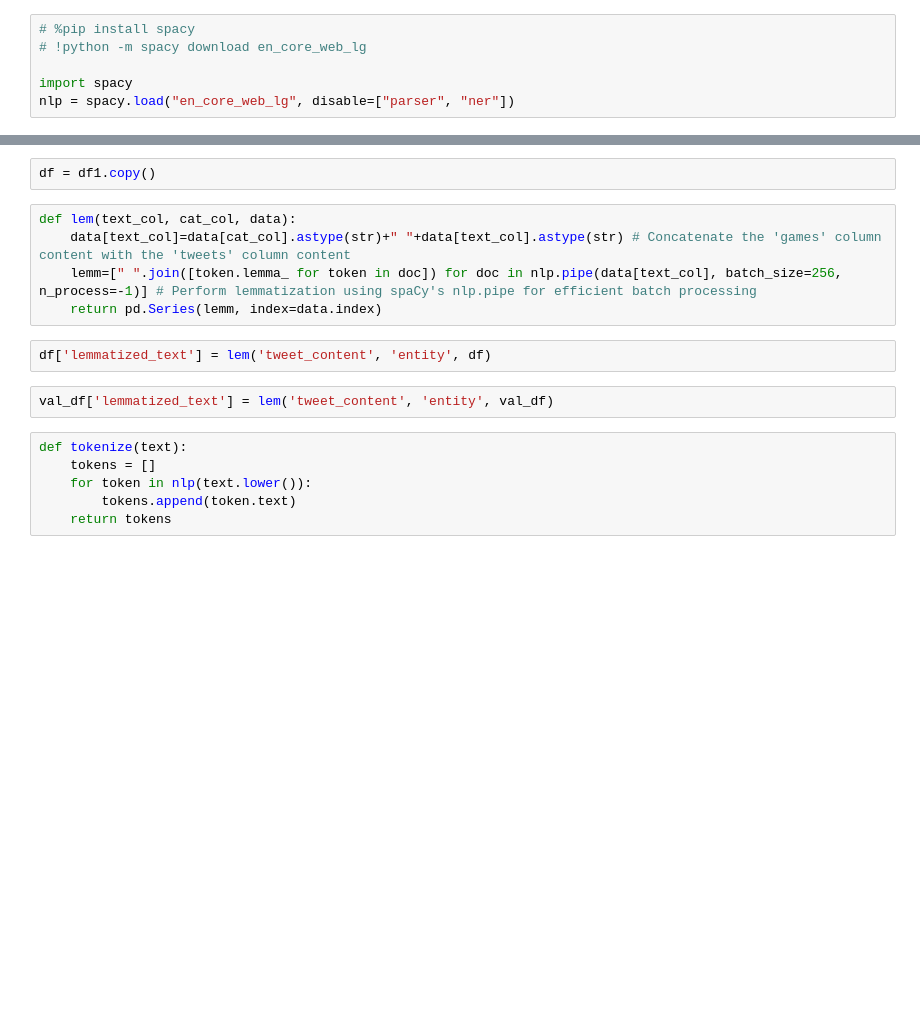
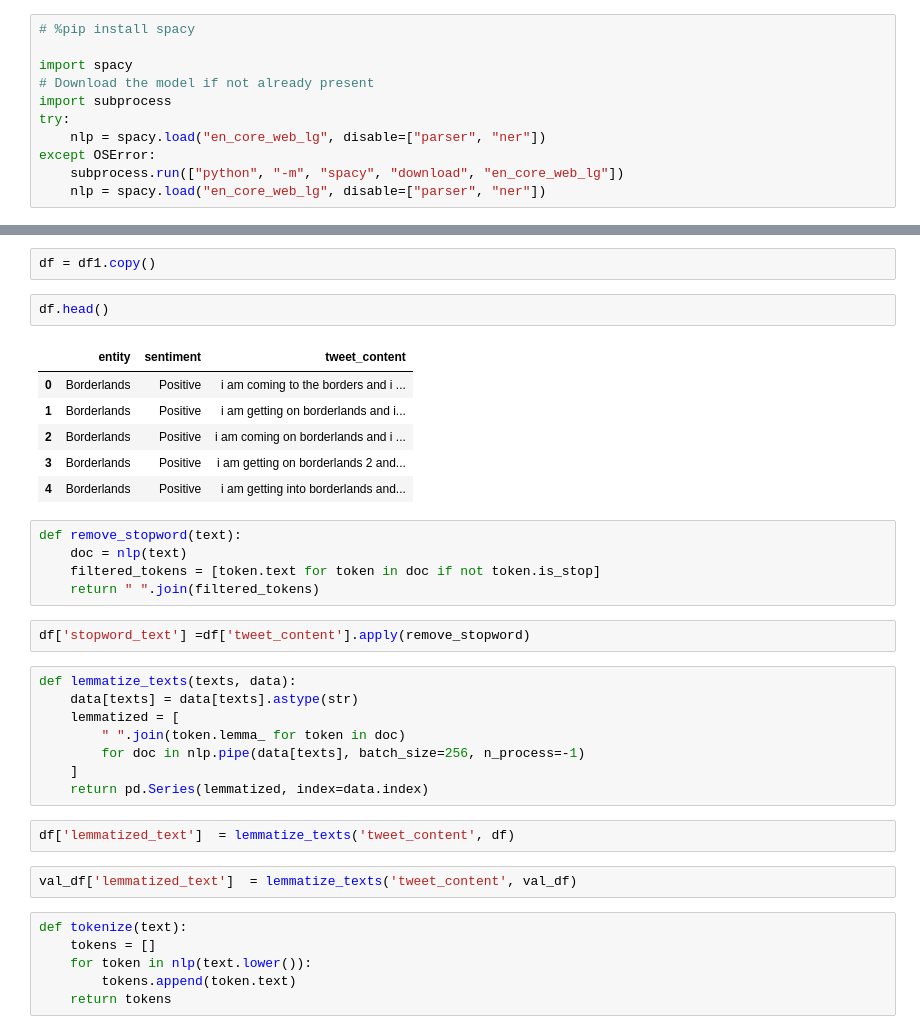
Before and after one commit to sourav664/twitter-sentiments-analysis, a Jupyter notebook: final_model.ipynb, the cells around one changed output, grey strips where cells are left out. Cells and saved outputs as stored; diff of their text form; blank space fills up the shorter version.

```diff
--- a/final_model.ipynb
+++ b/final_model.ipynb
@@ -22,10 +27,15 @@ print(df.duplicated().sum())
 df1 = df.copy()
 # %%
 # %pip install spacy
-# !python -m spacy download en_core_web_lg
 
 import spacy
-nlp = spacy.load("en_core_web_lg", disable=["parser", "ner"])
+# Download the model if not already present
+import subprocess
+try:
+	nlp = spacy.load("en_core_web_lg", disable=["parser", "ner"])
+except OSError:
+	subprocess.run(["python", "-m", "spacy", "download", "en_core_web_lg"])
+	nlp = spacy.load("en_core_web_lg", disable=["parser", "ner"])
 # %%
 df1['tweet_content'].sample(5).values
 # %% [output]
@@ -138,15 +118,34 @@ df1.reset_index(drop=True, inplace=True)
 val_df.drop(columns=['ID'], inplace=True)
 # %%
 df = df1.copy()
+# %%
+df.head()
+# %% [output]
+|  | entity | sentiment | tweet_content |
+| 0 | Borderlands | Positive | i am coming to the borders and i ... |
+| 1 | Borderlands | Positive | i am getting on borderlands and i... |
+| 2 | Borderlands | Positive | i am coming on borderlands and i ... |
+| 3 | Borderlands | Positive | i am getting on borderlands 2 and... |
+| 4 | Borderlands | Positive | i am getting into borderlands and... |
+# %%
+def remove_stopword(text):
+    doc = nlp(text)
+    filtered_tokens = [token.text for token in doc if not token.is_stop]
+    return " ".join(filtered_tokens)
+# %%
+df['stopword_text'] =df['tweet_content'].apply(remove_stopword)
 # %%
-def lem(text_col, cat_col, data):
-    data[text_col]=data[cat_col].astype(str)+" "+data[text_col].astype(str) # Concatenate the 'games' column content with the 'tweets' column content
-    lemm=[" ".join([token.lemma_ for token in doc]) for doc in nlp.pipe(data[text_col], batch_size=256, n_process=-1)] # Perform lemmatization using spaCy's nlp.pipe for efficient batch processing
-    return pd.Series(lemm, index=data.index)
+def lemmatize_texts(texts, data):
+    data[texts] = data[texts].astype(str)
+    lemmatized = [
+        " ".join(token.lemma_ for token in doc)
+        for doc in nlp.pipe(data[texts], batch_size=256, n_process=-1)
+    ]
+    return pd.Series(lemmatized, index=data.index)
 # %%
-df['lemmatized_text'] = lem('tweet_content', 'entity', df)
+df['lemmatized_text']  = lemmatize_texts('tweet_content', df)
 # %%
-val_df['lemmatized_text'] = lem('tweet_content', 'entity', val_df)
+val_df['lemmatized_text']  = lemmatize_texts('tweet_content', val_df)
 # %%
 def tokenize(text):
     tokens = []
```
Also changed, not shown: parts of 34 cells of this notebook, 6 other files.
